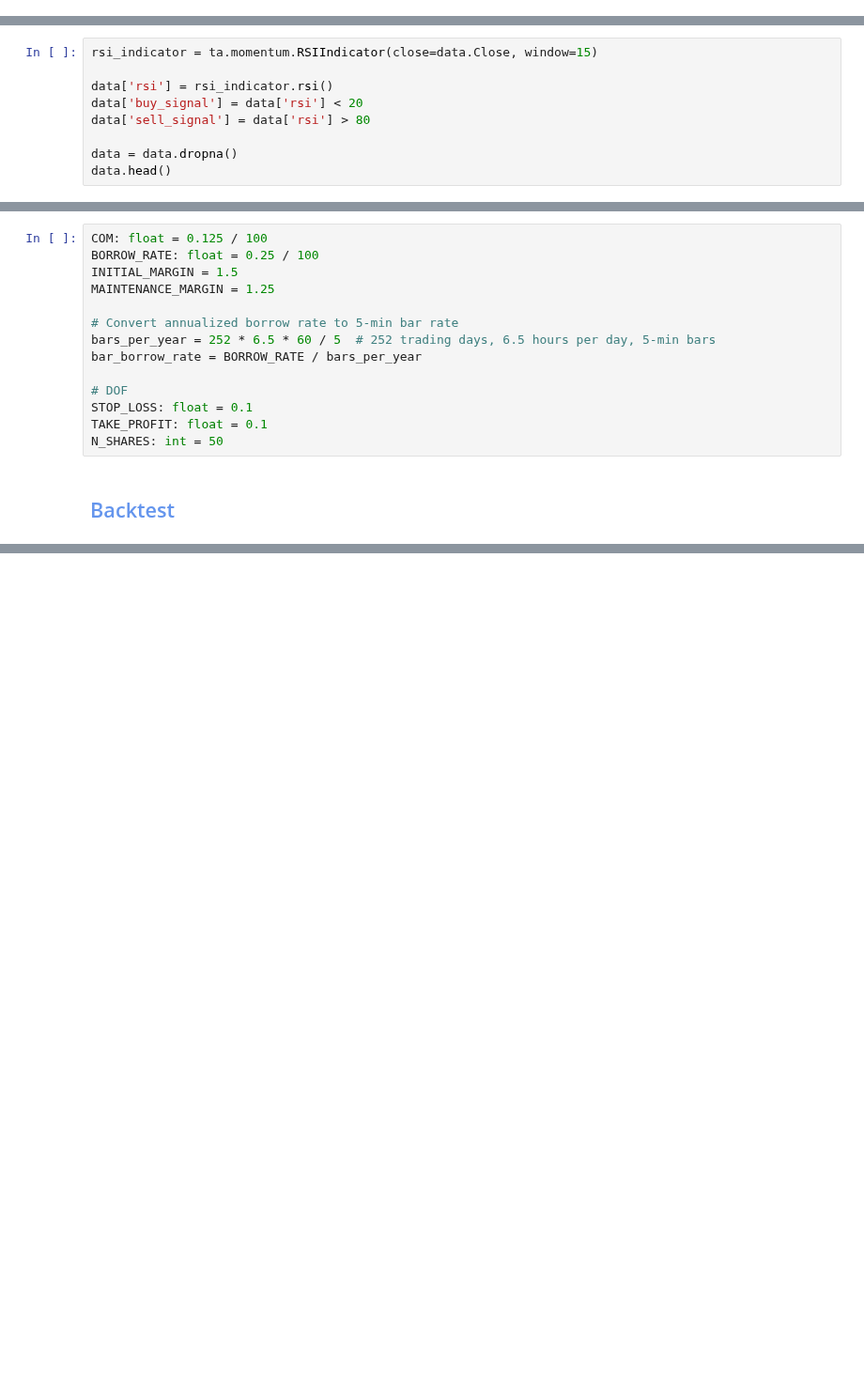
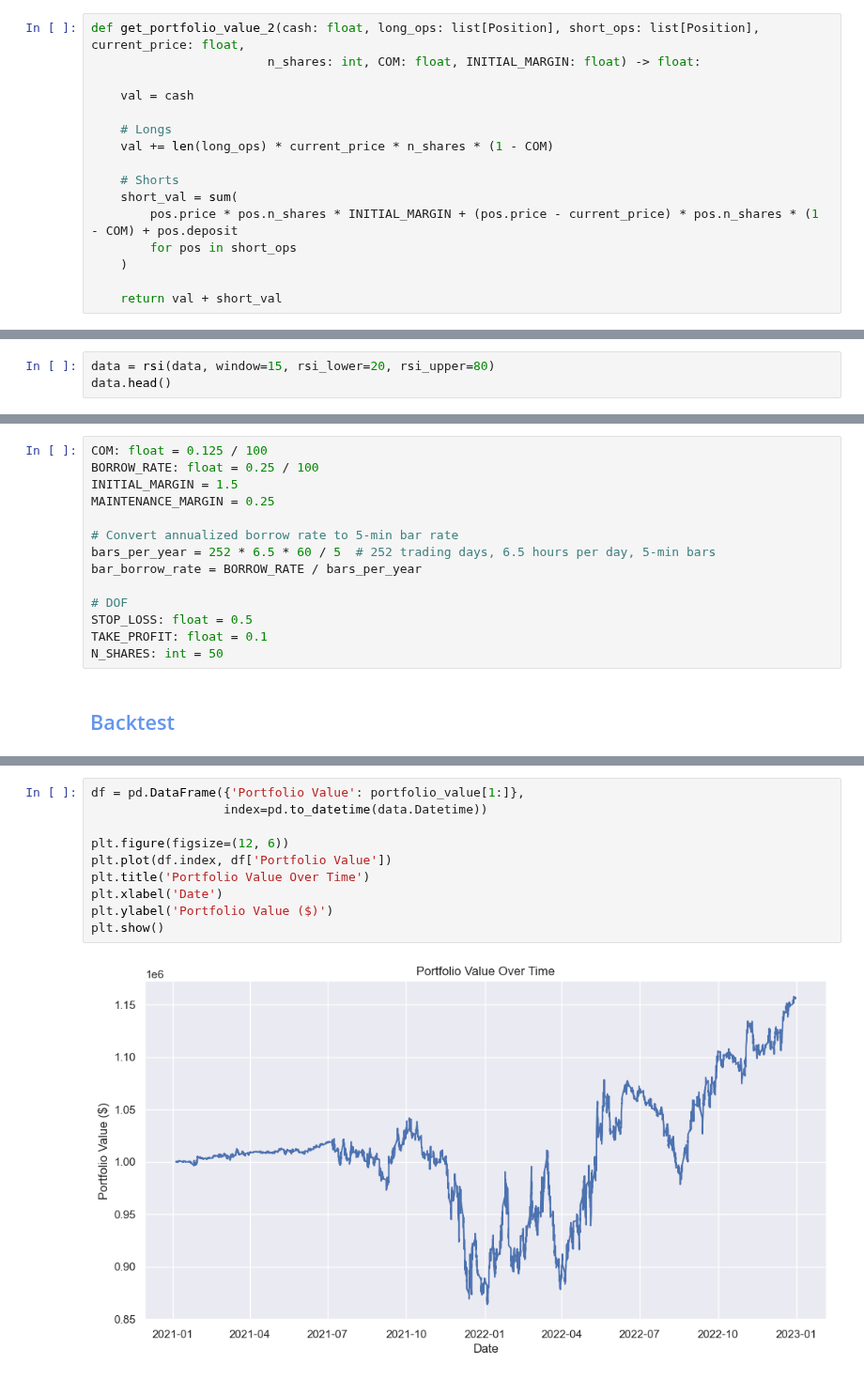
Before and after one commit to LuisMB09/Trading, a Jupyter notebook: Explanation.ipynb, the cells around one changed output, grey strips where cells are left out. Shown at 94% size. Cells and saved outputs as stored; diff of their text form; blank space fills up the shorter version.

```diff
--- a/Explanation.ipynb
+++ b/Explanation.ipynb
@@ -1,2 +54,18 @@
+# %%
+def get_portfolio_value_2(cash: float, long_ops: list[Position], short_ops: list[Position], current_price: float,
+                        n_shares: int, COM: float, INITIAL_MARGIN: float) -> float:
+
+    val = cash
+
+    # Longs
+    val += len(long_ops) * current_price * n_shares * (1 - COM)
+
+    # Shorts
+    short_val = sum(
+        pos.price * pos.n_shares * INITIAL_MARGIN + (pos.price - current_price) * pos.n_shares * (1 - COM) + pos.deposit
+        for pos in short_ops
+    )
+
+    return val + short_val
 # %% [markdown]
 ## <font color='cornflowerblue'> Data
@@ -10,11 +72,2 @@ sns.set_theme()
 # %%
 data = pd.read_csv('aapl_5m_train.csv').dropna()
-# %%
-rsi_indicator = ta.momentum.RSIIndicator(close=data.Close, window=15)
-
-data['rsi'] = rsi_indicator.rsi()
-data['buy_signal'] = data['rsi'] < 20
-data['sell_signal'] = data['rsi'] > 80
-
-data = data.dropna()
-data.head()
@@ -58,0 +74,3 @@ def get_portfolio_value(cash: float, long_ops: list[Position], short_ops: list[P
+# %%
+data = rsi(data, window=15, rsi_lower=20, rsi_upper=80)
+data.head()
@@ -62,14 +87,14 @@ def get_portfolio_value(cash: float, long_ops: list[Position], short_ops: list[P
 COM: float = 0.125 / 100
 BORROW_RATE: float = 0.25 / 100
 INITIAL_MARGIN = 1.5
-MAINTENANCE_MARGIN = 1.25
+MAINTENANCE_MARGIN = 0.25
 
 # Convert annualized borrow rate to 5-min bar rate
 bars_per_year = 252 * 6.5 * 60 / 5  # 252 trading days, 6.5 hours per day, 5-min bars
 bar_borrow_rate = BORROW_RATE / bars_per_year
 
 # DOF
-STOP_LOSS: float = 0.1
+STOP_LOSS: float = 0.5
 TAKE_PROFIT: float = 0.1
 N_SHARES: int = 50
 # %% [markdown]
@@ -207,0 +233,12 @@ plt.plot(portfolio_value);
+# %%
+df = pd.DataFrame({'Portfolio Value': portfolio_value[1:]},
+                  index=pd.to_datetime(data.Datetime))
+
+plt.figure(figsize=(12, 6))
+plt.plot(df.index, df['Portfolio Value'])
+plt.title('Portfolio Value Over Time')
+plt.xlabel('Date')
+plt.ylabel('Portfolio Value ($)')
+plt.show()
+# %% [output]
+[figure, added]
```
Also changed, not shown: parts of 15 cells of this notebook.
